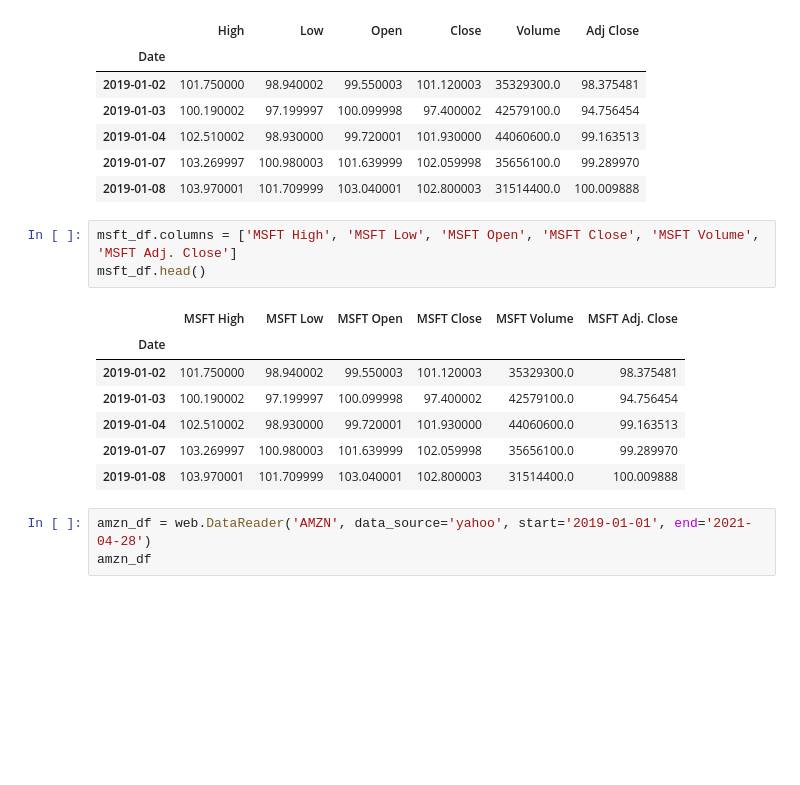
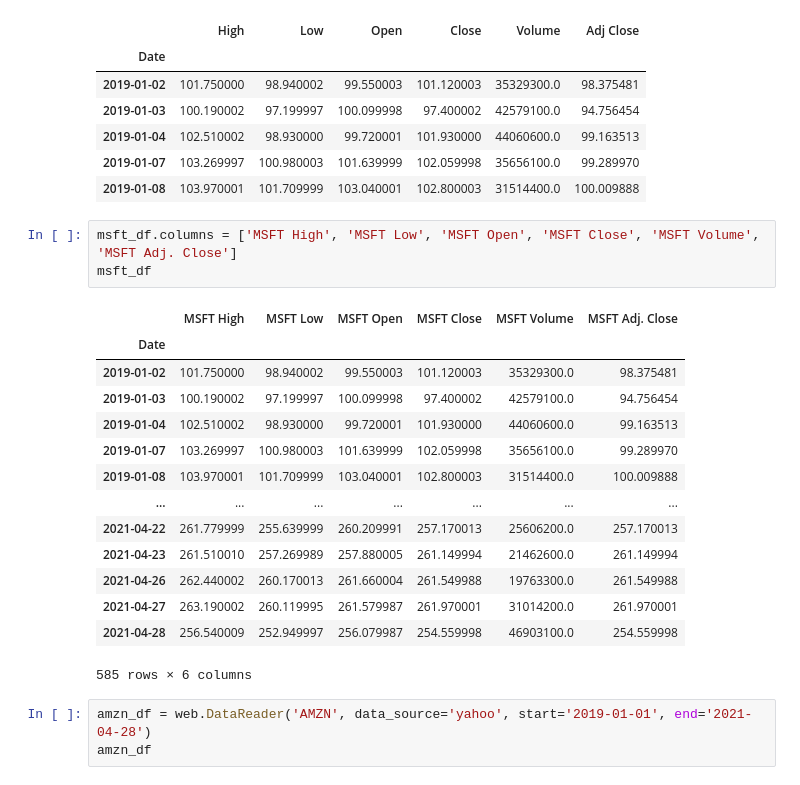
Before and after one commit to DanMarks12/Final_Project_Group5, a Jupyter notebook: Get_stock_data-Copy1.ipynb, the cells around one changed output. Drawn from its saved outputs; the diff is of its cells as text; blank space fills up the shorter version.

```diff
--- a/Get_stock_data-Copy1.ipynb
+++ b/Get_stock_data-Copy1.ipynb
@@ -91,15 +98,22 @@ msft_df.head()
 | 2019-01-08 | 103.970001 | 101.709999 | 103.040001 | 102.800003 | 31514400.0 | 100.009888 |
 # %%
 msft_df.columns = ['MSFT High', 'MSFT Low', 'MSFT Open', 'MSFT Close', 'MSFT Volume', 'MSFT Adj. Close']
-msft_df.head()
+msft_df
 # %% [output]
 |  | MSFT High | MSFT Low | MSFT Open | MSFT Close | MSFT Volume | MSFT Adj. Close |
 | Date |  |  |  |  |  |  |
 | 2019-01-02 | 101.750000 | 98.940002 | 99.550003 | 101.120003 | 35329300.0 | 98.375481 |
 | 2019-01-03 | 100.190002 | 97.199997 | 100.099998 | 97.400002 | 42579100.0 | 94.756454 |
 | 2019-01-04 | 102.510002 | 98.930000 | 99.720001 | 101.930000 | 44060600.0 | 99.163513 |
 | 2019-01-07 | 103.269997 | 100.980003 | 101.639999 | 102.059998 | 35656100.0 | 99.289970 |
 | 2019-01-08 | 103.970001 | 101.709999 | 103.040001 | 102.800003 | 31514400.0 | 100.009888 |
+| ... | ... | ... | ... | ... | ... | ... |
+| 2021-04-22 | 261.779999 | 255.639999 | 260.209991 | 257.170013 | 25606200.0 | 257.170013 |
+| 2021-04-23 | 261.510010 | 257.269989 | 257.880005 | 261.149994 | 21462600.0 | 261.149994 |
+| 2021-04-26 | 262.440002 | 260.170013 | 261.660004 | 261.549988 | 19763300.0 | 261.549988 |
+| 2021-04-27 | 263.190002 | 260.119995 | 261.579987 | 261.970001 | 31014200.0 | 261.970001 |
+| 2021-04-28 | 256.540009 | 252.949997 | 256.079987 | 254.559998 | 46903100.0 | 254.559998 |
+585 rows × 6 columns
 # %%
 amzn_df = web.DataReader('AMZN', data_source='yahoo', start='2019-01-01', end='2021-04-28')
 amzn_df
```
Also changed, not shown: parts of 3 cells of this notebook, 2 other files.
